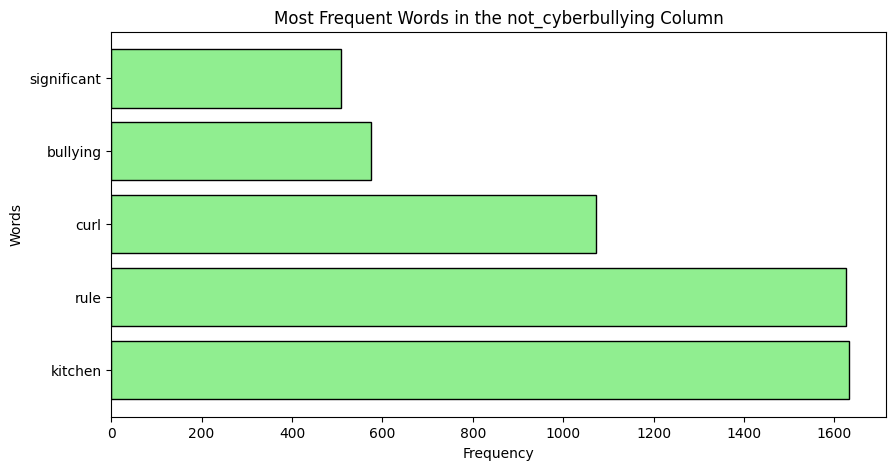
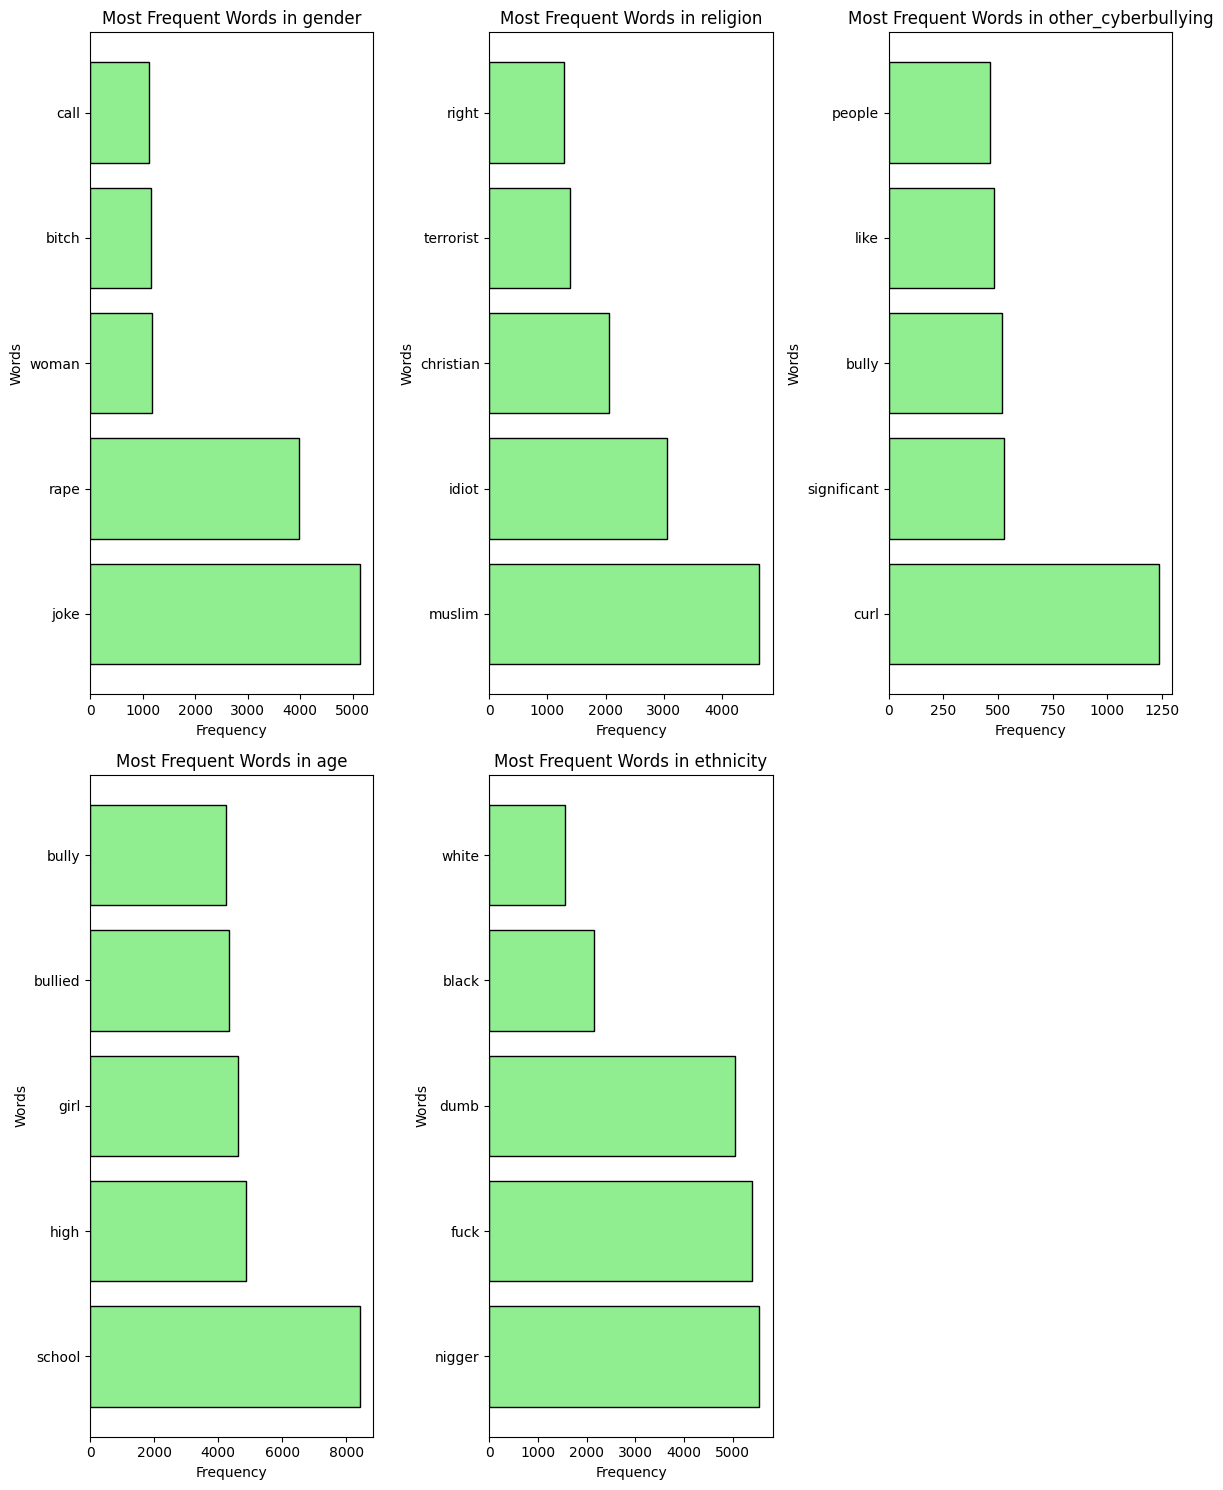
Code edit (unified diff) that turned the first committed figure into the second:
--- before
+++ after
@@ -1,7 +1,16 @@
+import matplotlib.pyplot as plt
+import math
+
 data = df
-
 labels = data['type'].unique()
 
-for label in labels:
+num_labels = len(labels)
+num_rows = 2
+num_cols = 3
+
+fig, axes = plt.subplots(num_rows, num_cols, figsize=(12, 15))
+axes = axes.flatten()
+
+for i, label in enumerate(labels):
     filtered_data = data[data['type'] == label]
     
@@ -10,5 +19,5 @@
     all_posts = re.sub(r'[^\w\s]', '', all_posts)
 
-    tokens = word_tokenize(all_posts,language='english',preserve_line=True)
+    tokens = word_tokenize(all_posts, language='english', preserve_line=True)
     filtered_tokens = [word for word in tokens if len(word) > 3 and word not in stopwords and word != 'user']
     
@@ -16,5 +25,4 @@
 
     num_top_words = 5
-
     top_words = freq_dist.most_common(num_top_words)
     top_words, frequencies = zip(*top_words)
@@ -22,8 +30,14 @@
     top_words = [str(word) for word in top_words]
 
-    plt.figure(figsize=(10, 5))
-    plt.barh(top_words, frequencies, color='#90ee90', edgecolor='black')
-    plt.xlabel('Frequency')
-    plt.ylabel('Words')
-    plt.title(r'Most Frequent Words in the {} Column'.format(label))
-    plt.show()
+    ax = axes[i]
+    ax.barh(top_words, frequencies, color='#90ee90', edgecolor='black')
+    ax.set_xlabel('Frequency')
+    ax.set_ylabel('Words')
+    ax.set_title(f'Most Frequent Words in {label}')
+
+# dacă sunt mai puțin de 6 subploturi, ascunde subploturile goale
+for j in range(i+1, len(axes)):
+    fig.delaxes(axes[j])
+
+plt.tight_layout()
+plt.show()

Commit: [Project]